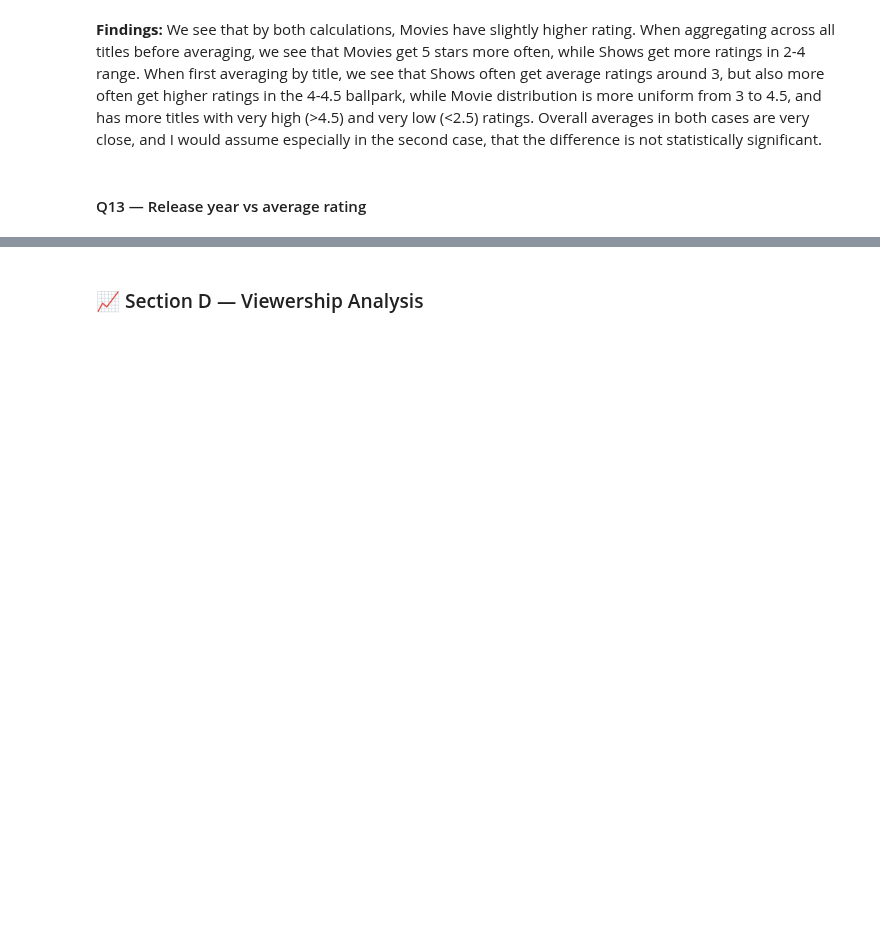
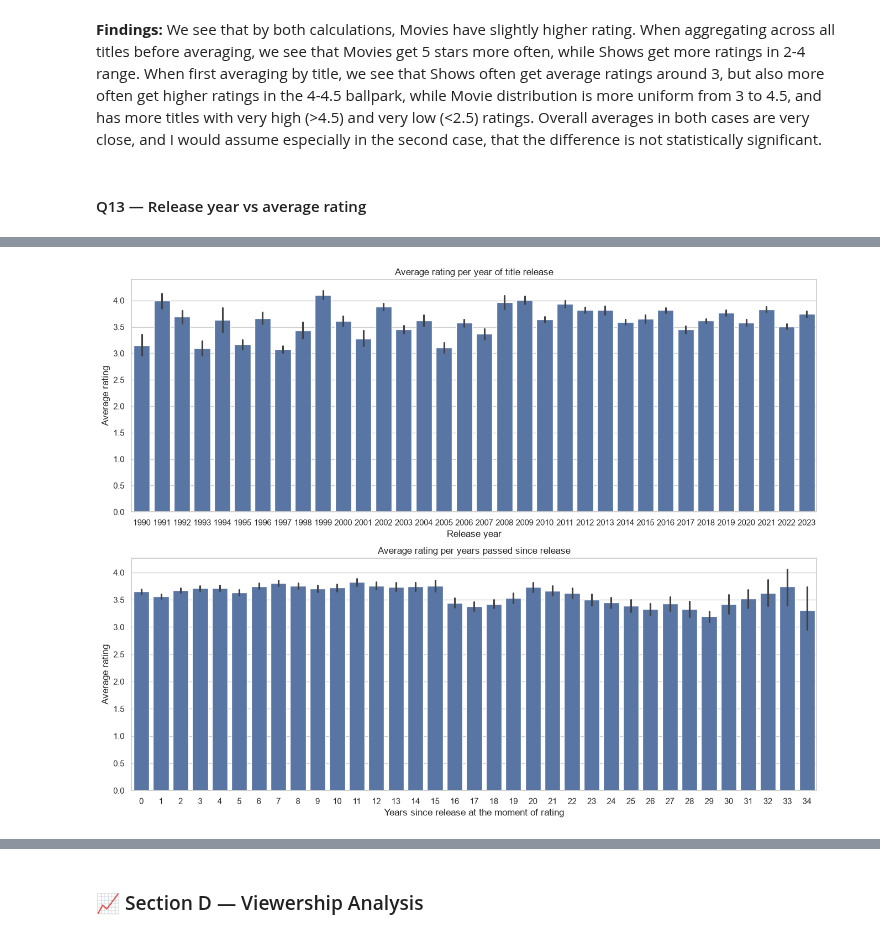
Before and after one commit to sysakm/movie_analytics_da_2026, a Jupyter notebook: starter_notebook.ipynb, the cells around one changed output, grey strips where cells are left out. Cells and saved outputs as stored; diff of their text form; code cells hidden in the pictures; blank space fills up the shorter version.

```diff
--- a/starter_notebook.ipynb
+++ b/starter_notebook.ipynb
@@ -1726,0 +1733,33 @@ plt.show()
+# %%
+# Your code here
+avg_per_release_year_df = ratings.sort_values('rating_date').groupby(['title_id', 'user_id'], as_index=False).last()\
+    .merge(titles[['title_id', 'release_year']], on='title_id', how='left')  # one row -> one (title, user) pair
+avg_per_release_year_df = avg_per_release_year_df[
+    avg_per_release_year_df['rating_date'].dt.year >= avg_per_release_year_df['release_year']
+]
+
+avg_per_years_since_df = ratings.merge(titles[['title_id', 'release_year']], on='title_id', how='left')  # one row -> one rating
+avg_per_years_since_df['years_since'] = avg_per_years_since_df['rating_date'].dt.year - avg_per_years_since_df['release_year']
+avg_per_years_since_df = avg_per_years_since_df[avg_per_years_since_df['years_since'] >= 0]
+
+fig, axes = plt.subplots(2, 1, figsize=(16, 12))
+
+sns.barplot(avg_per_release_year_df, x='release_year', y='rating', ax=axes[0])
+axes[0].set_xlabel('Release year')
+axes[0].set_ylabel('Average rating')
+axes[0].set_title('Average rating per year of title release')
+
+sns.barplot(avg_per_years_since_df, x='years_since', y='rating', ax=axes[1])
+axes[1].set_xlabel('Years since release at the moment of rating')
+axes[1].set_ylabel('Average rating')
+axes[1].set_title('Average rating per years passed since release')
+
+plt.savefig(
+    f'{folder_path}/q13.png',
+    dpi=300,
+    bbox_inches='tight',
+    transparent=False
+)
+plt.show()
+# %% [output]
+[figure, added]
```
Also changed, not shown: parts of 40 cells of this notebook, 6 other files.
